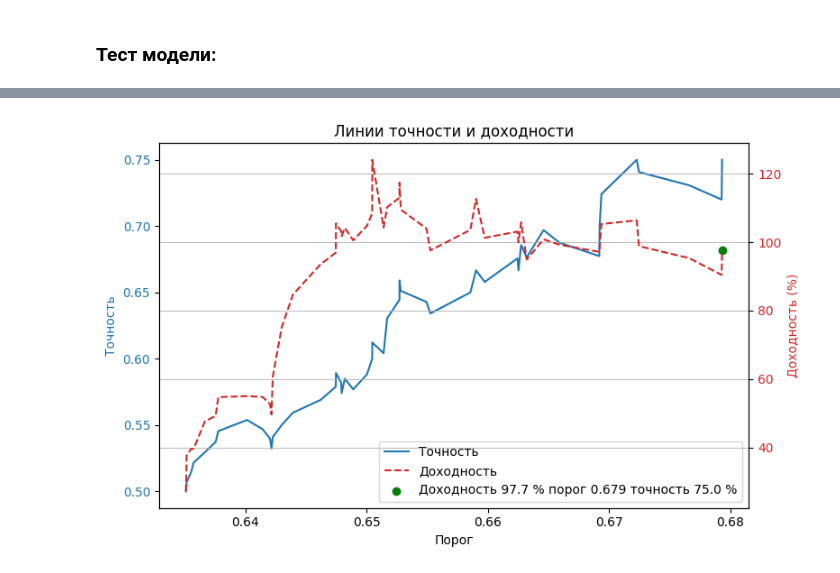
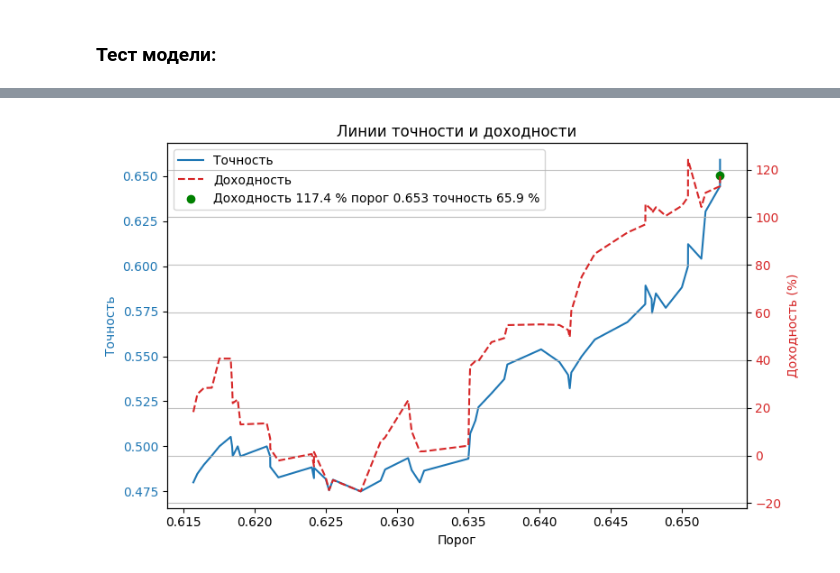
Before and after one commit to ChtoGde/stocks_analyser, a Jupyter notebook: ml_model.ipynb, the cells around one changed output, grey strips where cells are left out. Saved outputs shown, nothing was run; the diff lists cells and outputs as text; code cells hidden in the pictures.

```diff
--- a/ml_model.ipynb
+++ b/ml_model.ipynb
@@ -227,12 +248,12 @@ for thresh in thresholds:
     # считаем количество предсказаний на рост
     n_pred = pred.sum()
 
-    # если предсказаний меньше 24, пропускаем порог
-    if n_pred < 24:
+    # если предсказаний меньше 44, пропускаем порог
+    if n_pred < 44:
         continue
 
-    # если предсказаний больше чем 72, пропускаем порог
-    if n_pred > 72:
+    # если предсказаний больше чем 100, пропускаем порог
+    if n_pred > 100:
         continue
 
     # делаем выборку по предсказания
@@ -274,28 +295,28 @@ print(best)
 # %%
 fig, ax1 = plt.subplots(figsize=(8, 5))
 
 ax1.set_xlabel('Порог')
 ax1.set_ylabel('Точность', color='tab:blue')
 ax1.plot(results_df.threshold, results_df.precision, color='tab:blue',label='Точность')
 ax1.tick_params(axis='y', labelcolor='tab:blue')
 
 ax2 = ax1.twinx()
 ax2.set_ylabel('Доходность (%)', color='tab:red')
 ax2.plot(results_df.threshold, results_df.pnl, color='tab:red', linestyle='--', label='Доходность')
 ax2.tick_params(axis='y', labelcolor='tab:red')
 ax2.scatter(best.threshold.values, best.pnl.values, c='green', marker='o',
-            label=f'Доходность {best.pnl.values[0]:.3} % порог {best.threshold.values[0]:.3} точность {(best.precision.values[0] * 100):.3} %')
+            label=f'Доходность {best.pnl.values[0]:.4} % порог {best.threshold.values[0]:.3} точность {(best.precision.values[0] * 100):.3} %')
 
 
 plt.title('Линии точности и доходности')
 
 # Объединяем легенды с обеих осей
 lines_1, labels_1 = ax1.get_legend_handles_labels()
 lines_2, labels_2 = ax2.get_legend_handles_labels()
-ax1.legend(lines_1 + lines_2, labels_1 + labels_2, loc='lower right')
+ax1.legend(lines_1 + lines_2, labels_1 + labels_2, loc='upper left')
 
-plt.grid(True, alpha=0.8)
+plt.grid(alpha=0.8)
 plt.tight_layout()
 plt.show()
 # %% [output]
-[figure, old version]
+[figure, new version]
```
Also changed, not shown: parts of 2 cells of this notebook, 3 other files.
